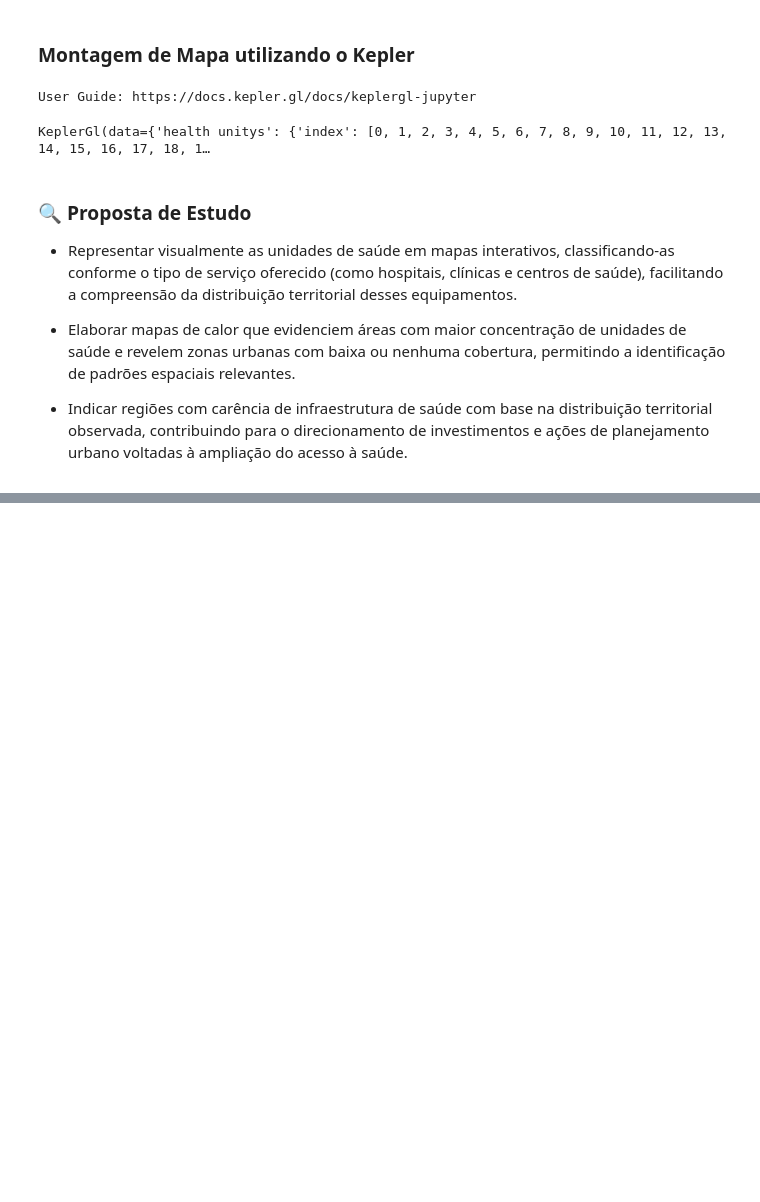
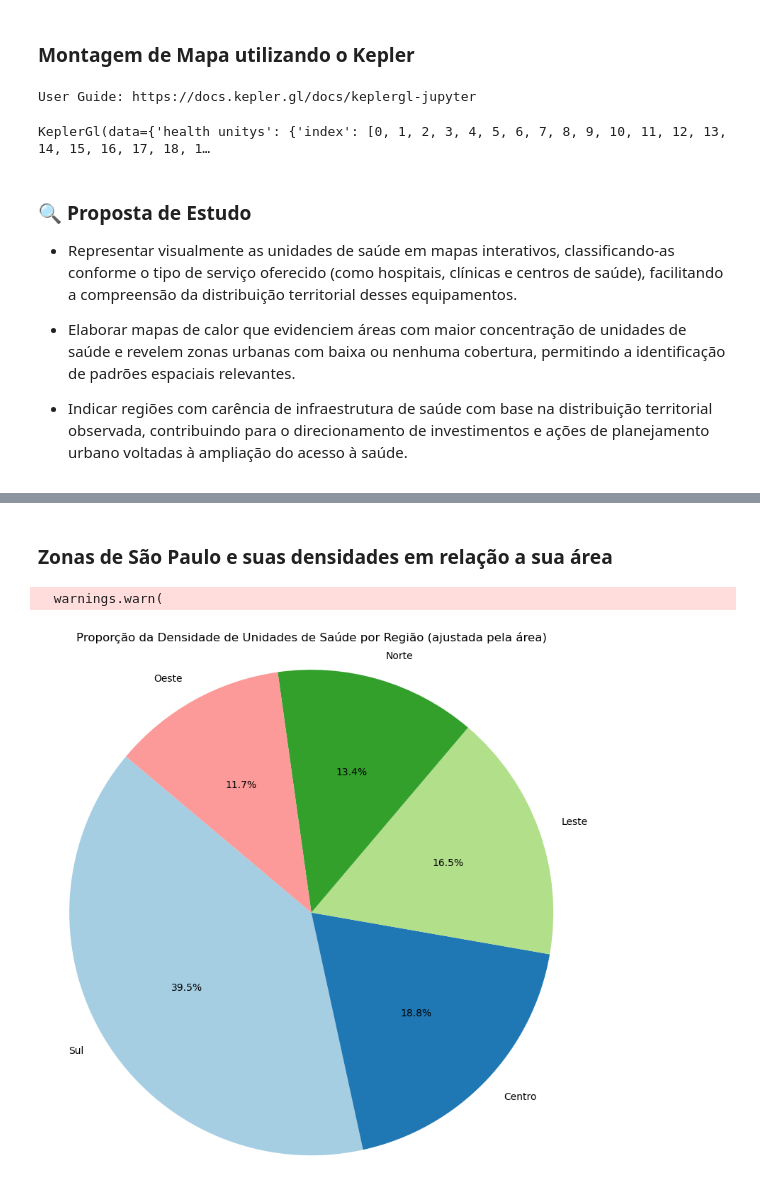
Before and after one commit to Cadu-Dias/GeoLoc_IMT_2025, a Jupyter notebook: notebooks/analise_acessibilidade_sp_simples.ipynb, the cells around one changed output, grey strips where cells are left out. Cells and saved outputs as stored; diff of their text form; code cells hidden in the pictures; blank space fills up the shorter version.

```diff
--- a/notebooks/analise_acessibilidade_sp_simples.ipynb
+++ b/notebooks/analise_acessibilidade_sp_simples.ipynb
@@ -140,0 +397,63 @@ KeplerGl(data={'health unitys': {'index': [0, 1, 2, 3, 4, 5, 6, 7, 8, 9, 10, 11,
+# %% [markdown]
+### Zonas de São Paulo e suas densidades em relação a sua área
+# %%
+# Áreas fixas das regiões (em km²)
+area_regioes = {
+    'Leste': 1309,
+    'Norte': 559,
+    'Sul': 620,
+    'Oeste': 325,
+    'Centro': 40
+}
+
+# Carregar dados dos distritos
+df_distritos = pd.read_csv('distritos-sp.csv')
+
+# Converter 'geometry' de string WKT para objeto shapely
+df_distritos['geometry'] = df_distritos['geometry'].apply(lambda x: loads(x) if pd.notnull(x) else None)
+
+# Converter para GeoDataFrame
+distritos_gdf = gpd.GeoDataFrame(
+    df_distritos[['regioes', 'geometry']],
+    geometry='geometry',
+    crs='EPSG:4326'
+)
+
+# Garantir mesmo CRS para o grid de densidade
+grid_gdf = grid_gdf.to_crs("EPSG:4326")
+
+# Spatial join: associar cada ponto de densidade à região mais próxima
+grid_com_distrito = gpd.sjoin_nearest(
+    grid_gdf, distritos_gdf[['regioes', 'geometry']],
+    how='left', distance_col='distancia'
+)
+
+# Somar a densidade acumulada por região
+densidade_regioes = grid_com_distrito.groupby('regioes')['densidade'].sum().reset_index()
+
+# Mapear área para cada região
+densidade_regioes['area_km2'] = densidade_regioes['regioes'].map(area_regioes)
+
+# Calcular densidade ponderada pela área da região (dividir para ajustar proporcionalmente)
+densidade_regioes['densidade_ponderada'] = densidade_regioes['densidade'] / densidade_regioes['area_km2']
+
+# Ordenar por densidade ponderada
+densidade_regioes = densidade_regioes.sort_values(by='densidade_ponderada', ascending=False)
+
+# Gráfico de pizza (usando densidade ponderada para proporção)
+plt.figure(figsize=(8, 8))
+plt.pie(
+    densidade_regioes['densidade_ponderada'],
+    labels=densidade_regioes['regioes'],
+    autopct='%1.1f%%',
+    startangle=140,
+    colors=plt.cm.Paired.colors
+)
+plt.title('Proporção da Densidade de Unidades de Saúde por Região (ajustada pela área)')
+plt.axis('equal')  # Circulo perfeito
+plt.tight_layout()
+plt.savefig('densidade_ajustada_por_regiao_pizza.png')
+plt.show()
+# %% [output]
+  warnings.warn(
+[figure, added]
```
Also changed, not shown: parts of 16 cells of this notebook, 5 other files.
